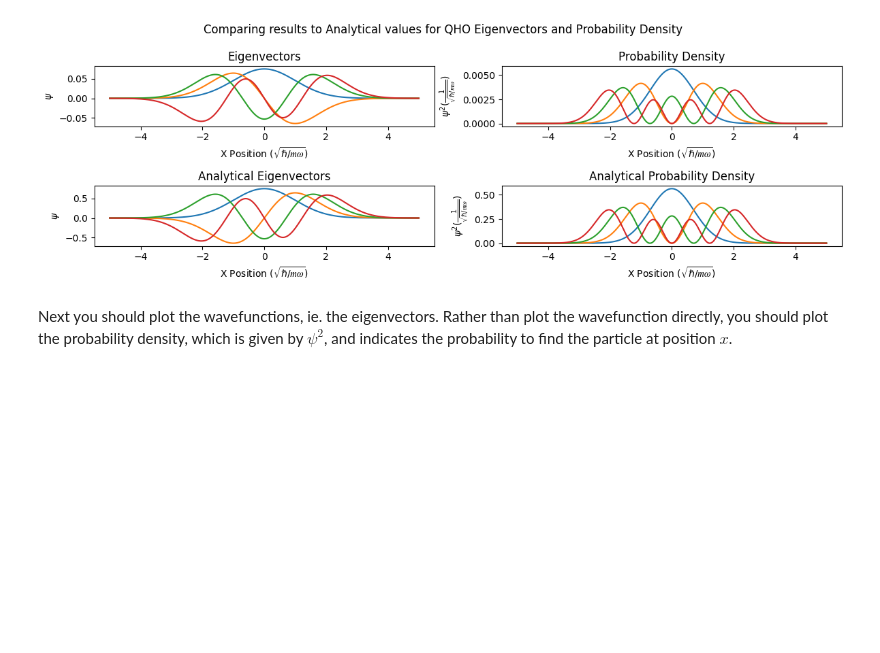
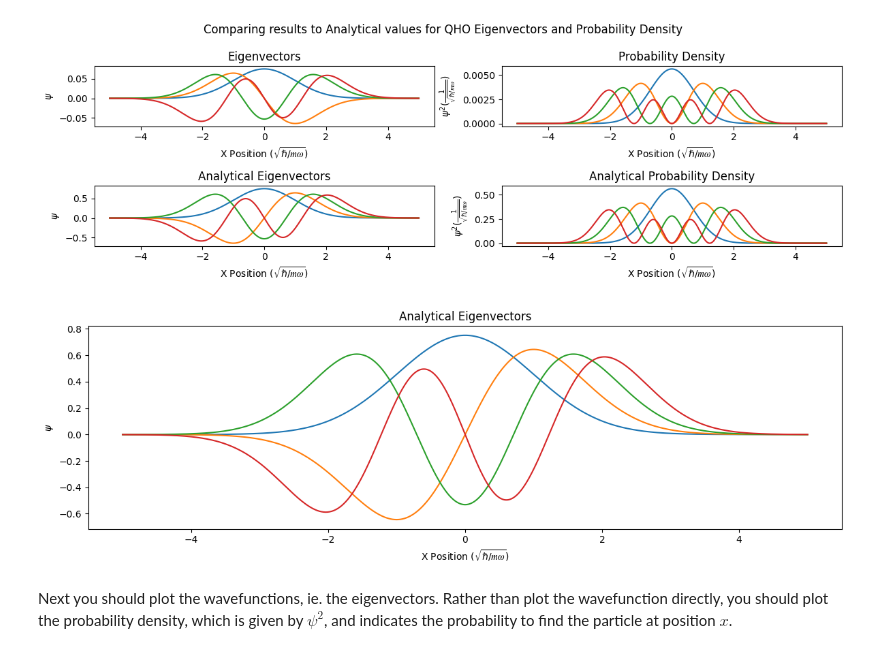
Before and after one commit to Adillwma/QuantumHarmonics, a Jupyter notebook: QuantumHarmonics.ipynb, the cells around one changed output. Saved outputs shown, nothing was run; the diff lists cells and outputs as text; code cells hidden in the pictures; blank space fills up the shorter version.

```diff
--- a/QuantumHarmonics.ipynb
+++ b/QuantumHarmonics.ipynb
@@ -398,6 +391,15 @@ for n_indx in range (0,4):
 plt.show()
 # %% [output]
 [figure]
+# %%
+plt.subplots(figsize=(12, 4), tight_layout=True)
+
+plt.subplot(1,1,1)            #Numerical Eigenvectors
+for n_indx in range (0,4):
+    analytical_wavefunc = qho_analytical_e_vectors(x, n_indx)[0]
+    SimplePlotAssist(x, analytical_wavefunc, title="Analytical " + title1, xlabel=xlabel1, ylabel=ylabel1)
+# %% [output]
+[figure, added]
 # %% [markdown]
 Next you should plot the wavefunctions, ie. the eigenvectors.  Rather than plot the wavefunction directly, you should plot the probability density, which is given by $\psi^2$, and indicates the probability to find the particle at position $x$.
 # %%
```
Also changed, not shown: parts of 12 cells of this notebook, 7 other files.
